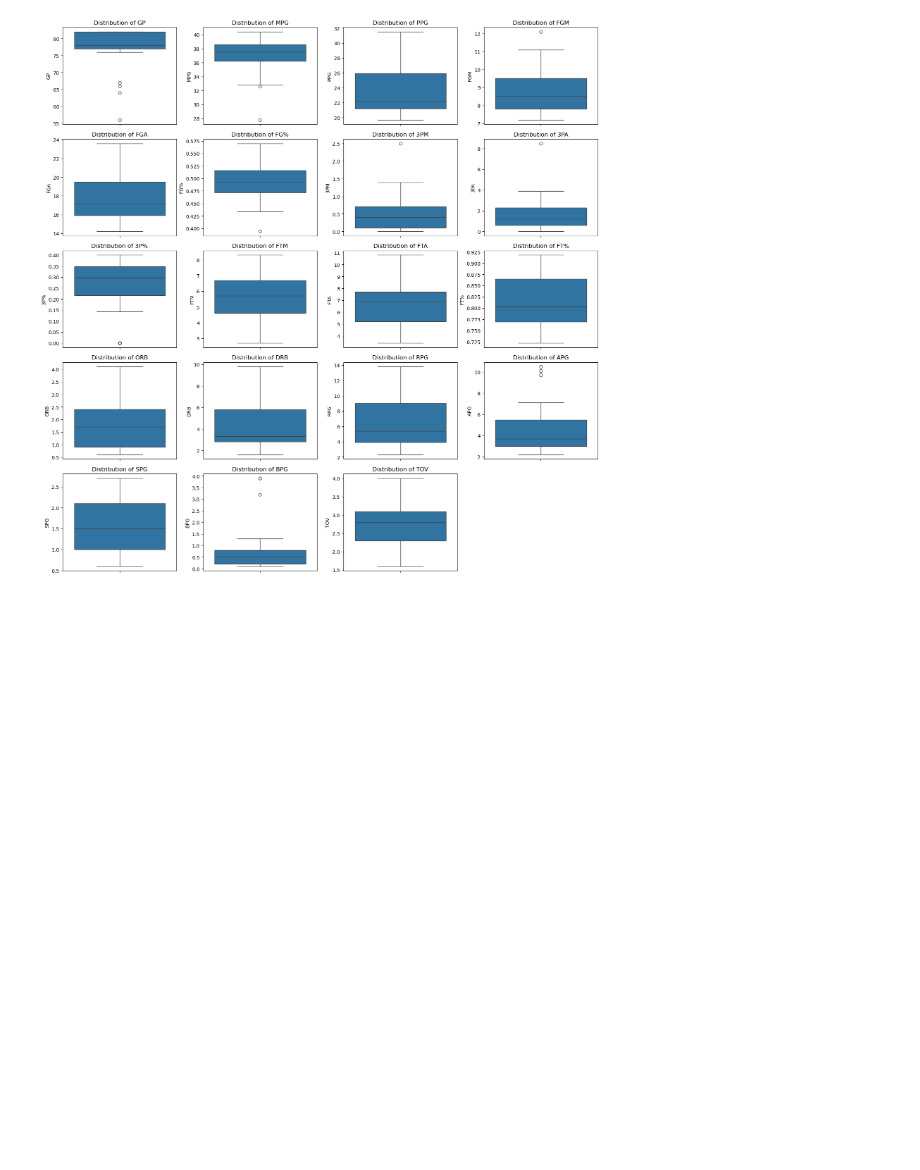
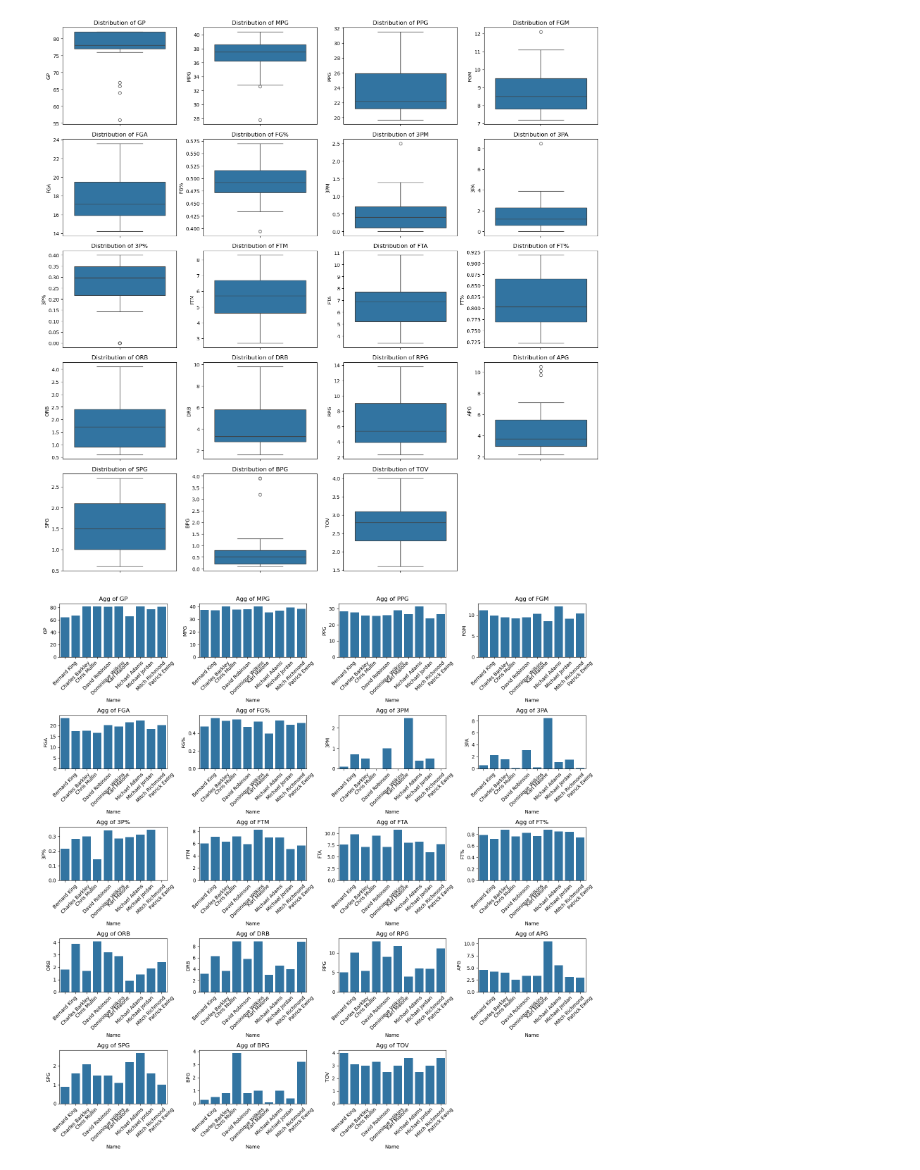
Before and after one commit to MaukanMir/1990-1991-Season-Analysis, a Jupyter notebook: nba.ipynb, the cells around one changed output. Cells and saved outputs as stored; diff of their text form; code cells hidden in the pictures; blank space fills up the shorter version.

Commit message:
added new visuals

```diff
--- a/nba.ipynb
+++ b/nba.ipynb
@@ -273,3 +273,7 @@ check_distributions(top_25_scorers, interested_columns, "hist")
 check_distributions(top_25_scorers, interested_columns, "boxenplot")
 # %% [output]
 [figure]
+# %%
+aggregate_dataset(top_25_scorers, interested_columns, "Name", "sum")
+# %% [output]
+[figure, added]
```
Also changed, not shown: parts of 1 cell of this notebook.
